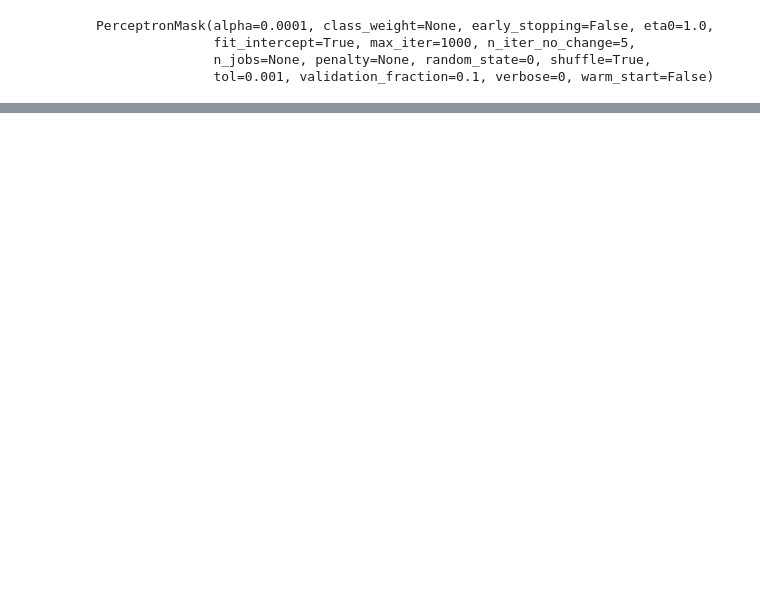
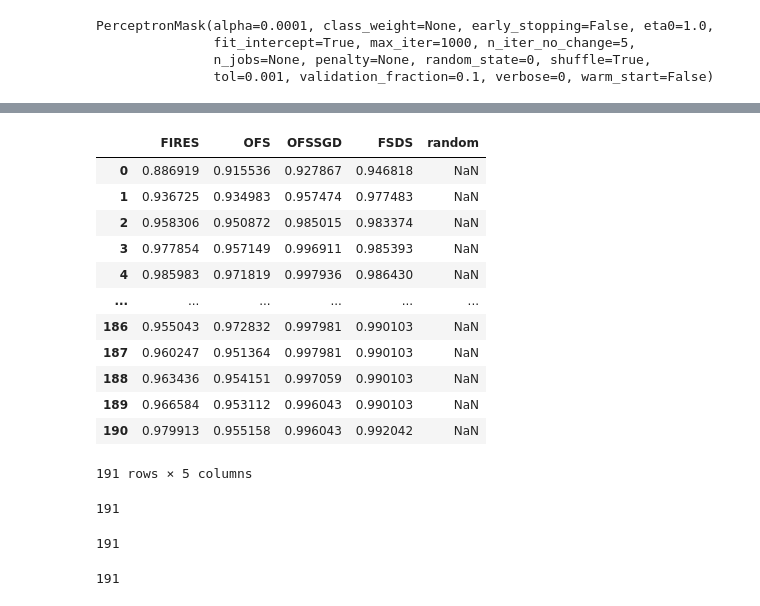
Before and after one commit to JcGKitten/fires, a Jupyter notebook: concept_drift.ipynb, the cells around one changed output, grey strips where cells are left out. Cells and saved outputs as stored; diff of their text form; code cells hidden in the pictures; blank space fills up the shorter version.

```diff
--- a/concept_drift.ipynb
+++ b/concept_drift.ipynb
@@ -162,0 +174,3 @@ stream.get_data_info()
+# %%
+fsds_model = StreamFeatWeight(m=stream.n_features, k=stream.n_classes)
+fsds_model.low_rank_approximation(x.T) # needs some pretraining in the first run
@@ -162,0 +239,5 @@ stream.get_data_info()
+# %%
+stream.restart()
+predictor = PerceptronMask()
+x,y = stream.next_sample(batch_size=batch_size)
+predictor.partial_fit(x,y, stream.target_values)
@@ -162,0 +249,2 @@ stream.get_data_info()
+# %%
+ofs_model = MC_OFS(regularization_param = 0.01, step_size = 0.1, n_selected_ftr=n_selected_ftr, n_total_ftr=stream.n_num_features, n_classes=stream.n_classes)
@@ -162,0 +392,38 @@ stream.get_data_info()
+# %%
+#moving averages
+title = "Moving averages over f1 while learning with window {}".format(n_window)
+col_names = ["FIRES", "OFS", "OFSSGD", "FSDS"]
+d = {"FIRES":fires_f1, "OFS":ofs_f1,
+"OFSSGD":ofssgd_f1, "FSDS":fsds_f1}
+df = pd.DataFrame(d, columns=col_names)
+fig = px.line(df, y=col_names, title=title, labels={"index":"batches", "value":"accuracy"}, color_discrete_map={'FIRES': 'red',
+                                                   'FSDS': 'green', 'OFS': 'purple', "OFSSGD":"yellow", "random":"cyan"})
+fig.show()
+# %%
+df
+# %% [output]
+|  | FIRES | OFS | OFSSGD | FSDS | random |
+| 0 | 0.886919 | 0.915536 | 0.927867 | 0.946818 | NaN |
+| 1 | 0.936725 | 0.934983 | 0.957474 | 0.977483 | NaN |
+| 2 | 0.958306 | 0.950872 | 0.985015 | 0.983374 | NaN |
+| 3 | 0.977854 | 0.957149 | 0.996911 | 0.985393 | NaN |
+| 4 | 0.985983 | 0.971819 | 0.997936 | 0.986430 | NaN |
+| ... | ... | ... | ... | ... | ... |
+| 186 | 0.955043 | 0.972832 | 0.997981 | 0.990103 | NaN |
+| 187 | 0.960247 | 0.951364 | 0.997981 | 0.990103 | NaN |
+| 188 | 0.963436 | 0.954151 | 0.997059 | 0.990103 | NaN |
+| 189 | 0.966584 | 0.953112 | 0.996043 | 0.990103 | NaN |
+| 190 | 0.979913 | 0.955158 | 0.996043 | 0.992042 | NaN |
+191 rows × 5 columns
+# %%
+len(ofs_f1)
+# %% [output]
+191
+# %%
+len(fsds_f1)
+# %% [output]
+191
+# %%
+len(ofssgd_f1)
+# %% [output]
+191
```
Also changed, not shown: parts of 20 cells of this notebook, 2 other files.
